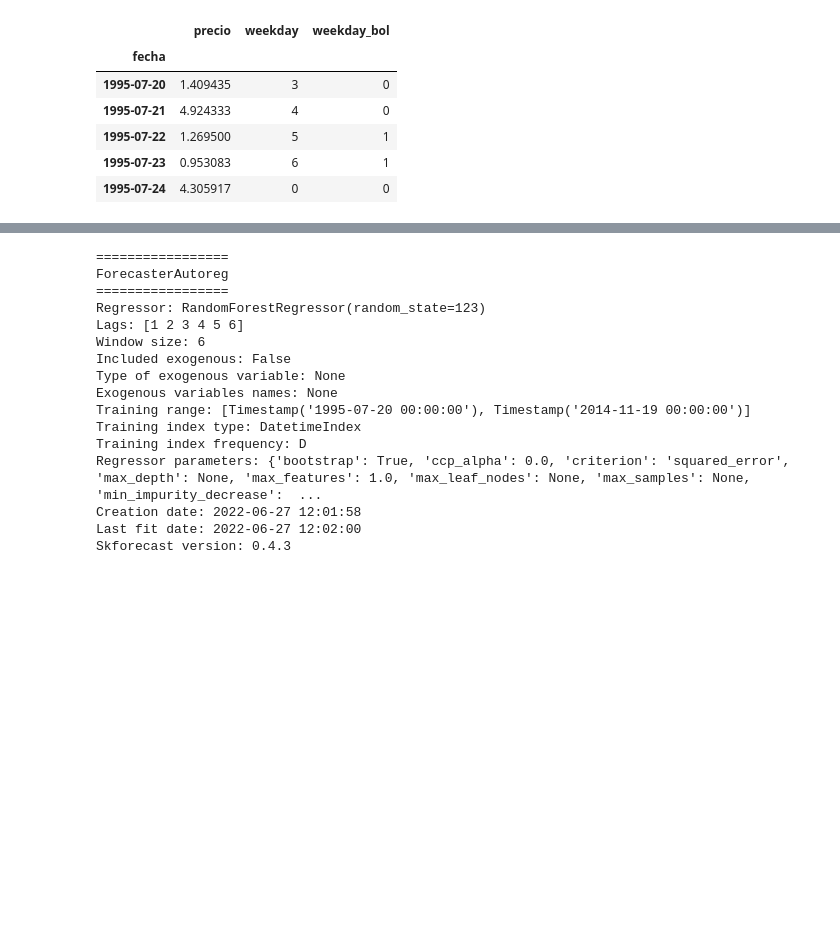
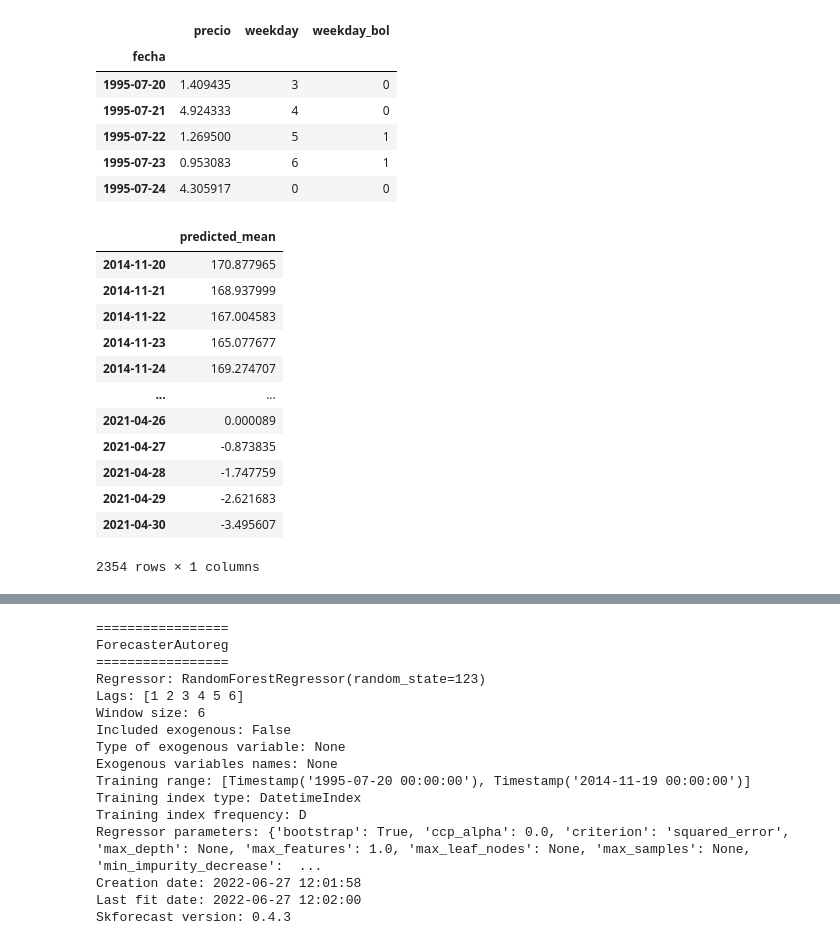
Before and after one commit to productos-de-datos/proyecto-vavasquezhe, a Jupyter notebook: Model.ipynb, the cells around one changed output, grey strips where cells are left out. Cells and saved outputs as stored; diff of their text form; code cells hidden in the pictures; blank space fills up the shorter version.

```diff
--- a/Model.ipynb
+++ b/Model.ipynb
@@ -17,8 +17,11 @@ Requirement already satisfied: scipy>=1.3.2 in /Users/valentinavasquezhernandez/
 Requirement already satisfied: numpy>=1.17.3 in /Users/valentinavasquezhernandez/opt/anaconda3/lib/python3.8/site-packages (from scikit-learn) (1.22.0)
 Requirement already satisfied: joblib>=1.0.0 in /Users/valentinavasquezhernandez/opt/anaconda3/lib/python3.8/site-packages (from scikit-learn) (1.1.0)
 # %%
-df = pd.read_csv('data_lake/business/features/precios-diarios.csv')
+df = pd.read_csv('data_lake/business/features/precios_diarios.csv')
 df['fecha'] = pd.to_datetime(df['fecha'], format='%Y-%m-%d')
+df['weekday'] = pd.to_numeric(df['weekday'])
+data_train[["weekday"]]
+data_train[["weekday"]]
 df = df.set_index('fecha')
 df = df.asfreq('D')
 df = df.sort_index()
@@ -41,0 +66,17 @@ data_train, data_test = test_train_datasets(df,0.25)
+# %%
+predictions =  pd.DataFrame(result)
+predictions
+# %% [output]
+|  | predicted_mean |
+| 2014-11-20 | 170.877965 |
+| 2014-11-21 | 168.937999 |
+| 2014-11-22 | 167.004583 |
+| 2014-11-23 | 165.077677 |
+| 2014-11-24 | 169.274707 |
+| ... | ... |
+| 2021-04-26 | 0.000089 |
+| 2021-04-27 | -0.873835 |
+| 2021-04-28 | -1.747759 |
+| 2021-04-29 | -2.621683 |
+| 2021-04-30 | -3.495607 |
+2354 rows × 1 columns
```
Also changed, not shown: parts of 5 cells of this notebook, 5 other files.
